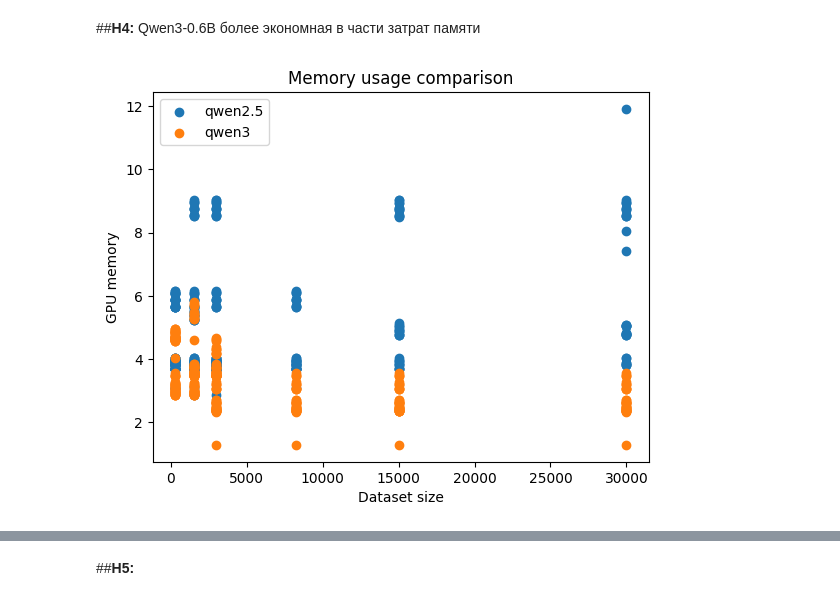
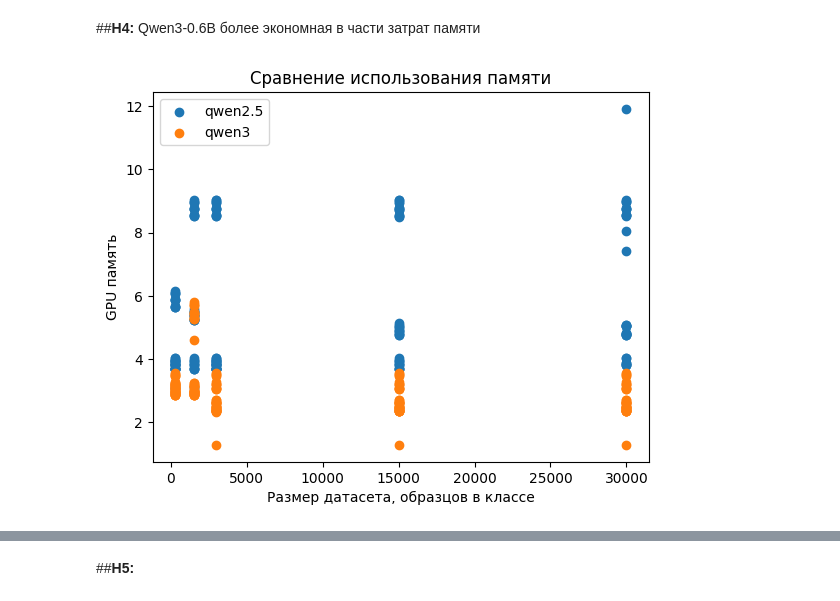
Before and after one commit to Lemekhova/msc-lemekhova, a Jupyter notebook: analitics.ipynb, the cells around one changed output, grey strips where cells are left out. Drawn from its saved outputs; the diff is of its cells as text; code cells hidden in the pictures.

```diff
--- a/analitics.ipynb
+++ b/analitics.ipynb
@@ -58,3 +49,7 @@ df_clean = df_clean.dropna(subset=['accuracy', 'loss', 'model', 'pst_dataset'])
+# %%
+# отдельно русскоязычный и англоязычный датасет
+df_en = pd.read_csv("all_exp_results_EN.csv")
+df_ru = pd.read_csv("all_exp_results_RU.csv")
 # %% [markdown]
 ## Функции для расчетов
 # %%
@@ -155,7 +158,7 @@ Mean Qwen3:  0.8297
 ## **H3:** Qwen3-0.6B даёт более стабильные результаты (меньше разброс loss)
 # %%
 # Фильтрация моделей
-df_filtered = df[df['model'].isin(['qwen2.5', 'qwen3'])]
+df_filtered = df_en[df_en['model'].isin(['qwen2.5', 'qwen3'])]
 
 # Считаем стандартное отклонение loss
 stability = (
@@ -224,21 +225,19 @@ plt.show()
 # %% [markdown]
 ##**H4:** Qwen3-0.6B более экономная в части затрат памяти
 # %%
-import matplotlib.pyplot as plt
-
 plt.figure()
 
 for model, group in df_filtered.groupby('model'):
     plt.scatter(group['pst_dataset'], group['gpu'], label=model)
 
-plt.xlabel('Dataset size')
-plt.ylabel('GPU memory')
-plt.title('Memory usage comparison')
+plt.xlabel('Размер датасета, образцов в классе')
+plt.ylabel('GPU память')
+plt.title('Сравнение использования памяти')
 plt.legend()
 
 plt.show()
 # %% [output]
-[figure, old version]
+[figure, new version]
 # %%
 df_filtered = df[df['model'].isin(['qwen2.5', 'qwen3'])]
 
```
Also changed, not shown: parts of 35 cells of this notebook.
